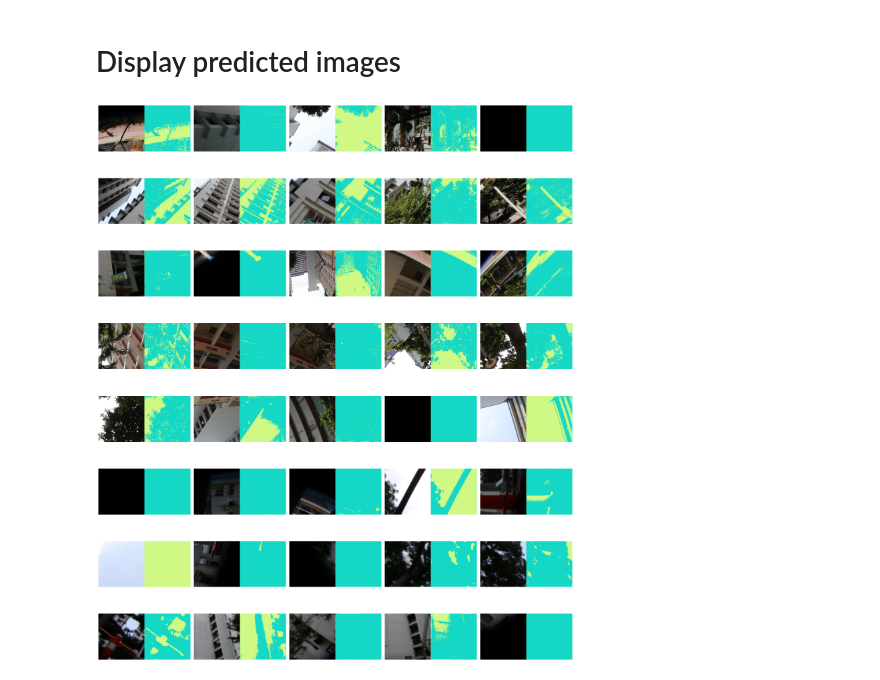
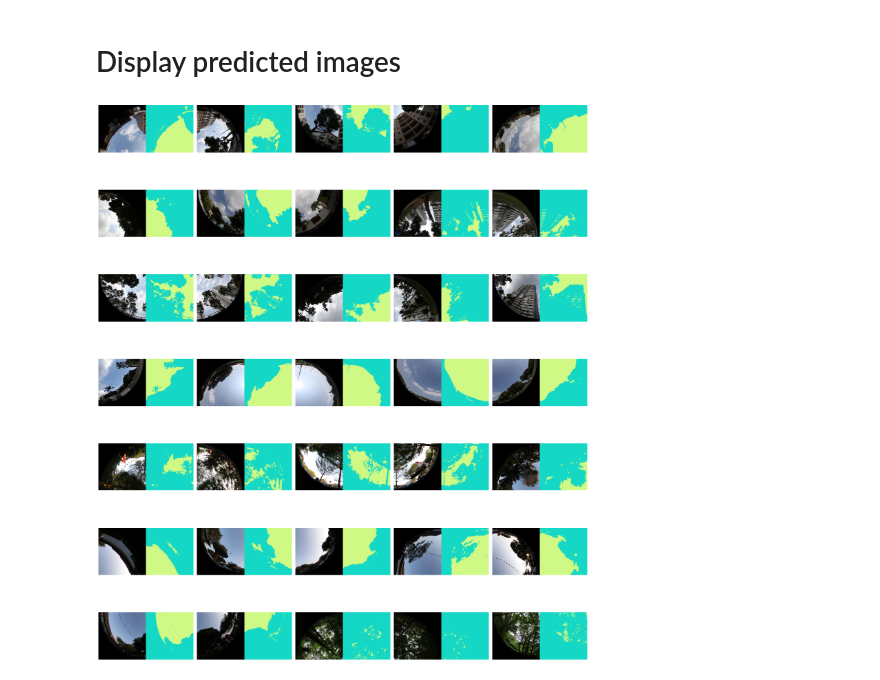
Before and after one commit to hengsuli/SkyViewFactor_segmentation, a Jupyter notebook: train_unet.ipynb, the cells around one changed output. Saved outputs shown, nothing was run; the diff lists cells and outputs as text; code cells hidden in the pictures.

Commit message:
stitch images and calculate SVF

```diff
--- a/train_unet.ipynb
+++ b/train_unet.ipynb
@@ -141,26 +97,26 @@ for f in os.listdir(test_images_directory):
 # %%
 import matplotlib.pyplot as plt
 import numpy as np
-ground_truth_directory = "cropped_SVF_labels/test"
-predict_directory = "cropped_SVF/predict"
-test_images_directory = "cropped_SVF/test"
+# ground_truth_directory = "cropped_SVF_labels_1024"
+predict_directory = "cropped_SVF_test_predict_1024"
+test_images_directory = "cropped_SVF_test_1024"
 
-nrow = 8
+nrow = 7
 ncol = 5
 
 fig, axes = plt.subplots(nrow,ncol,figsize=(20,25))
 n = int(nrow*ncol)
 # ax = axes.flatten()
 for ax,fp in zip(axes.flatten(),sorted(os.listdir(test_images_directory))[:n]):
     img = plt.imread(os.path.join(test_images_directory,fp))
     # labelled_img = plt.imread(os.path.join(ground_truth_directory,fp))
-    fp = os.path.splitext(fp)[0] + '_predict.png'
+    # fp = os.path.splitext(fp)[0] + '_predict.png'
     predicted_img = plt.imread(os.path.join(predict_directory,fp))
     im = np.hstack([img,predicted_img])
     ax.imshow(im)
     ax.axis('off')
 
 plt.tight_layout()
 plt.show()
 # %% [output]
-[figure, old version]
+[figure, new version]
```
Also changed, not shown: parts of 11 cells of this notebook, 4 other files.
